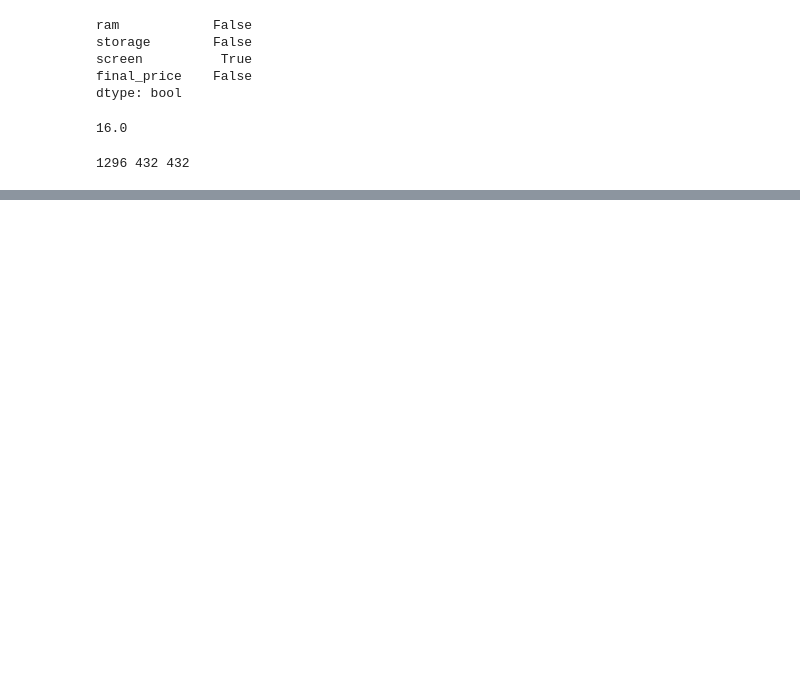
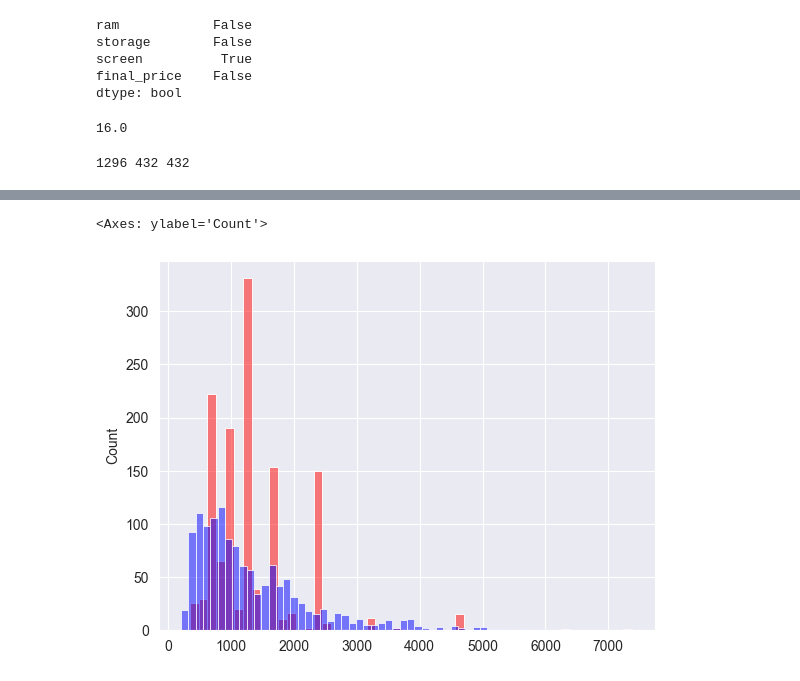
Before and after one commit to 7Starik7/rd-ml-zoomcamp-2024, a Jupyter notebook: notebooks/Homework2.ipynb, the cells around one changed output, grey strips where cells are left out. Drawn from its saved outputs; the diff is of its cells as text; code cells hidden in the pictures; blank space fills up the shorter version.

```diff
--- a/notebooks/Homework2.ipynb
+++ b/notebooks/Homework2.ipynb
@@ -98,3 +92,15 @@ X_train_mean = df_train_mean[base].values
+# %%
+def prepare_X(df):
+    df_num = df[base]
+    df_num = df_num.fillna(0)
+    X = df_num.values
+    return X
+
+def prepare_X_with_Mean(df):
+    df_num = df[base]
+    df_num = df_num.fillna(df_num.mean())
+    X = df_num.values
+    return X
 # %%
 def train_linear_regression(X, y):
     ones = np.ones(X.shape[0])
@@ -105,9 +111,12 @@ def train_linear_regression(X, y):
     w_full = XTX_inv.dot(X.T).dot(y)
 
     return w_full[0], w_full[1:]
+# %%
+X_train = prepare_X(df_train)
+X_train_mean = prepare_X_with_Mean(df_train)
 # %%
-w0_zero, w_zero = train_linear_regression(X_train_zero, y_train)
-w0_mean, w_mean = train_linear_regression(X_train_zero, y_train)
+w0, w = train_linear_regression(X_train, y_train)
+w0_mean, w_mean = train_linear_regression(X_train_mean, y_train)
 # %%
-y_pred_zero = w0_zero + X_train_zero.dot(w_zero)
-y_pred_mean = w0_mean + X_train_zero.dot(w_mean)
+y_pred = w0 + X_train.dot(w)
+y_pred_mean = w0_mean + X_train_mean.dot(w_mean)
@@ -138,0 +136,6 @@ np.float64(0.44632651855038796)
+# %%
+sns.histplot(y_pred, label='prediction', color='red', alpha=0.5, bins=50)
+sns.histplot(y_train, label='target', color='blue', alpha=0.5, bins=50)
+# %% [output]
+<Axes: ylabel='Count'>
+[figure, new version]
```
Also changed, not shown: parts of 30 cells of this notebook.
